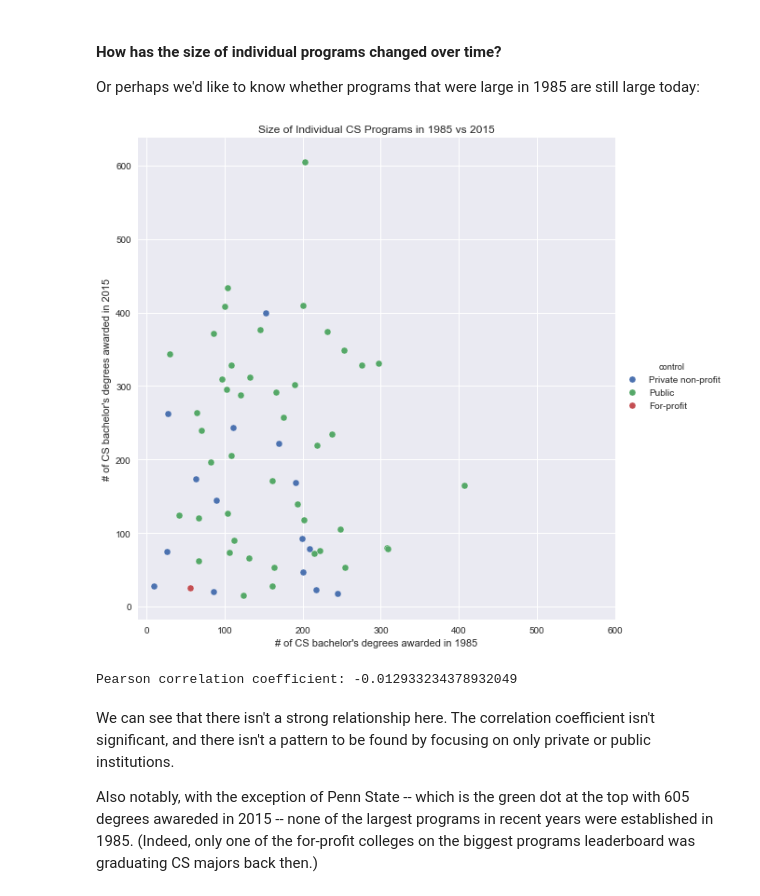
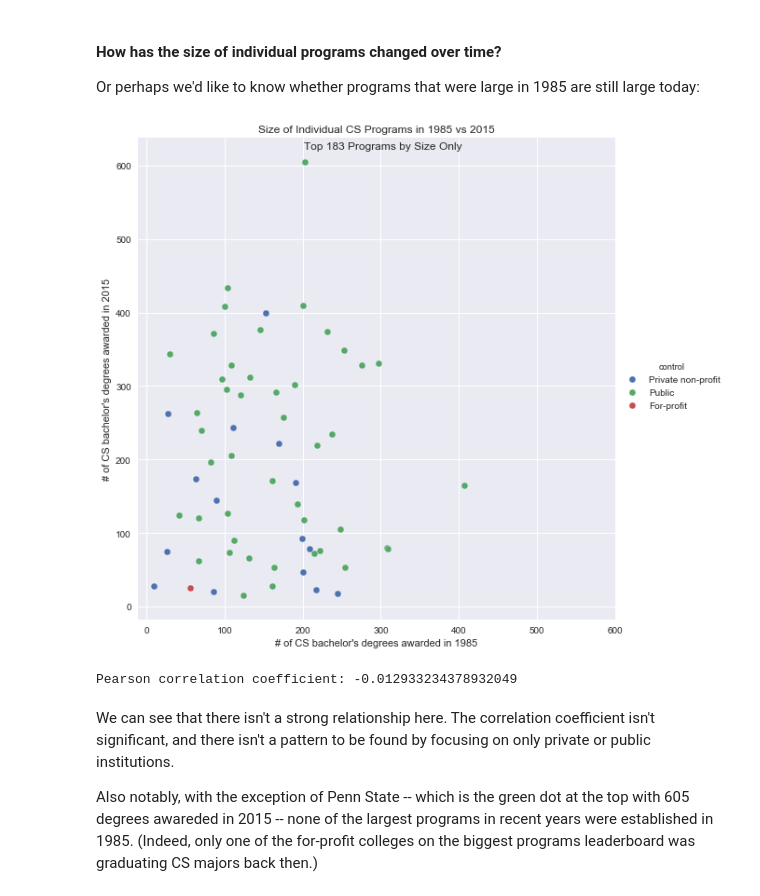
Before and after one commit to kevintroy/ipeds, a Jupyter notebook: IPEDS_degree_completions.ipynb, the cells around one changed output. Saved outputs shown, nothing was run; the diff lists cells and outputs as text; code cells hidden in the pictures.

```diff
--- a/IPEDS_degree_completions.ipynb
+++ b/IPEDS_degree_completions.ipynb
@@ -462,36 +463,36 @@ cs_data_2015 = top_cs_unis_trend.loc[
 cs_compare_85_15 = pd.merge(cs_data_1985, cs_data_2015,
                                 left_index=True,
                                 right_index=True,
                                 suffixes=('_85', '_15'))
 
 cs_compare_85_15['control'] = cs_compare_85_15['control'].apply(lambda c: control_codes[c])
 
 
 # plot it
 scale_limit = max(cs_compare_85_15['cs_ba_total_85'].max(),
                  cs_compare_85_15['cs_ba_total_15'].max())
 scale_ticks = np.arange(0, scale_limit, 100)
 
 sns.pairplot(x_vars=['cs_ba_total_85'],
         y_vars=['cs_ba_total_15'],
         data= cs_compare_85_15,
         hue='control',
         size=8)
 plt.title('Size of Individual CS Programs in 1985 vs 2015')
-plt.text(x= 1.5,
-        y= 97.5,
+plt.text(x= scale_limit / 3,
+        y= scale_limit * 1.03,
         s='Top ' + str(len(top_cs_unis)) + ' Programs by Size Only')
 plt.xticks(scale_ticks)
 plt.yticks(scale_ticks)
 plt.xlabel("# of CS bachelor's degrees awarded in 1985")
 plt.ylabel("# of CS bachelor's degrees awarded in 2015")
 
 plt.show()
 
 print('Pearson correlation coefficient:',
       (cs_compare_85_15.corr().loc['cs_ba_total_85', 'cs_ba_total_15']))
 # %% [output]
-[figure, old version]
+[figure, new version]
 Pearson correlation coefficient: -0.012933234378932049
 # %% [markdown]
 We can see that there isn't a strong relationship here.  The correlation coefficient isn't significant, and there isn't a pattern to be found by focusing on only private or public institutions.
```
Also changed, not shown: parts of 3 cells of this notebook.
